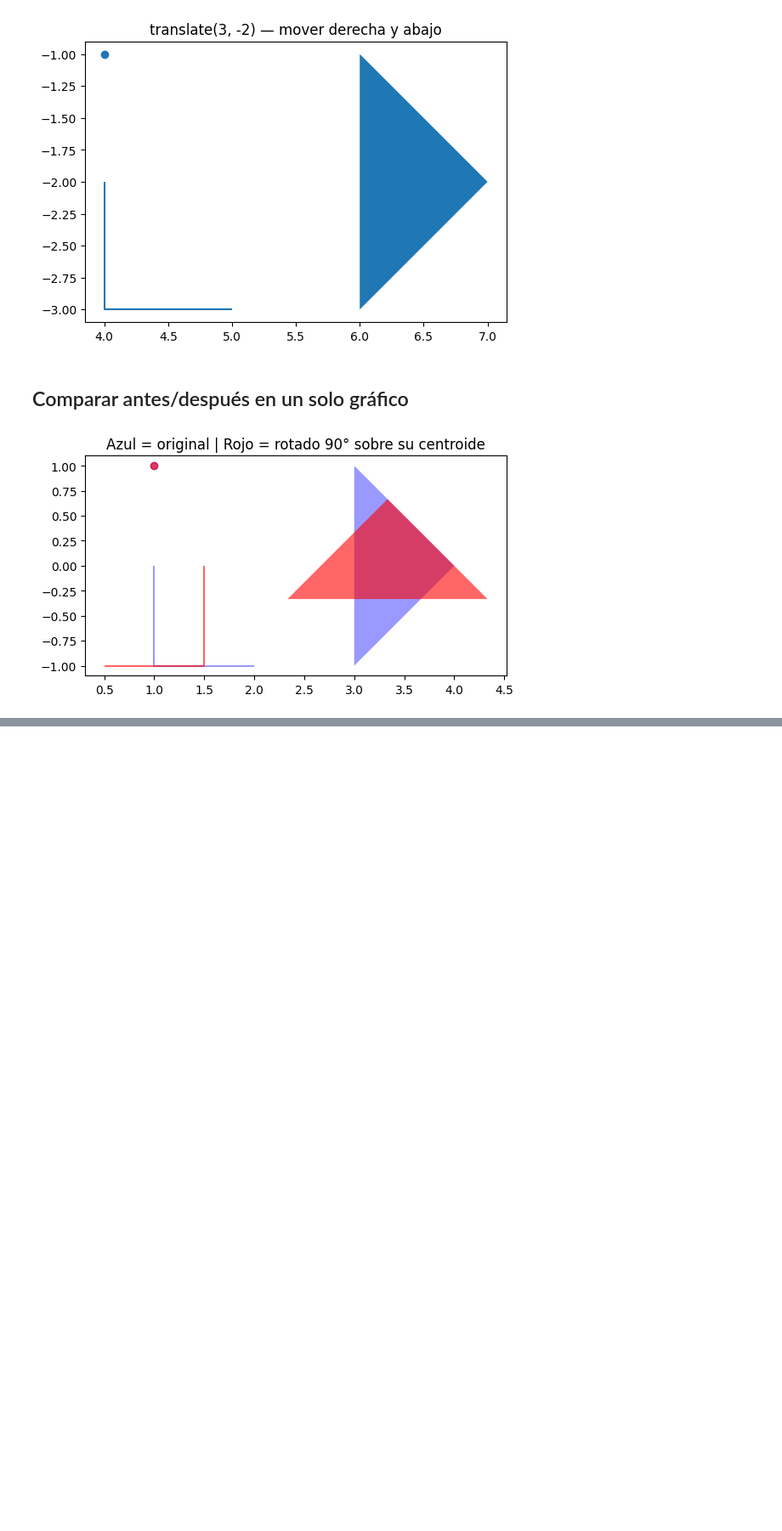
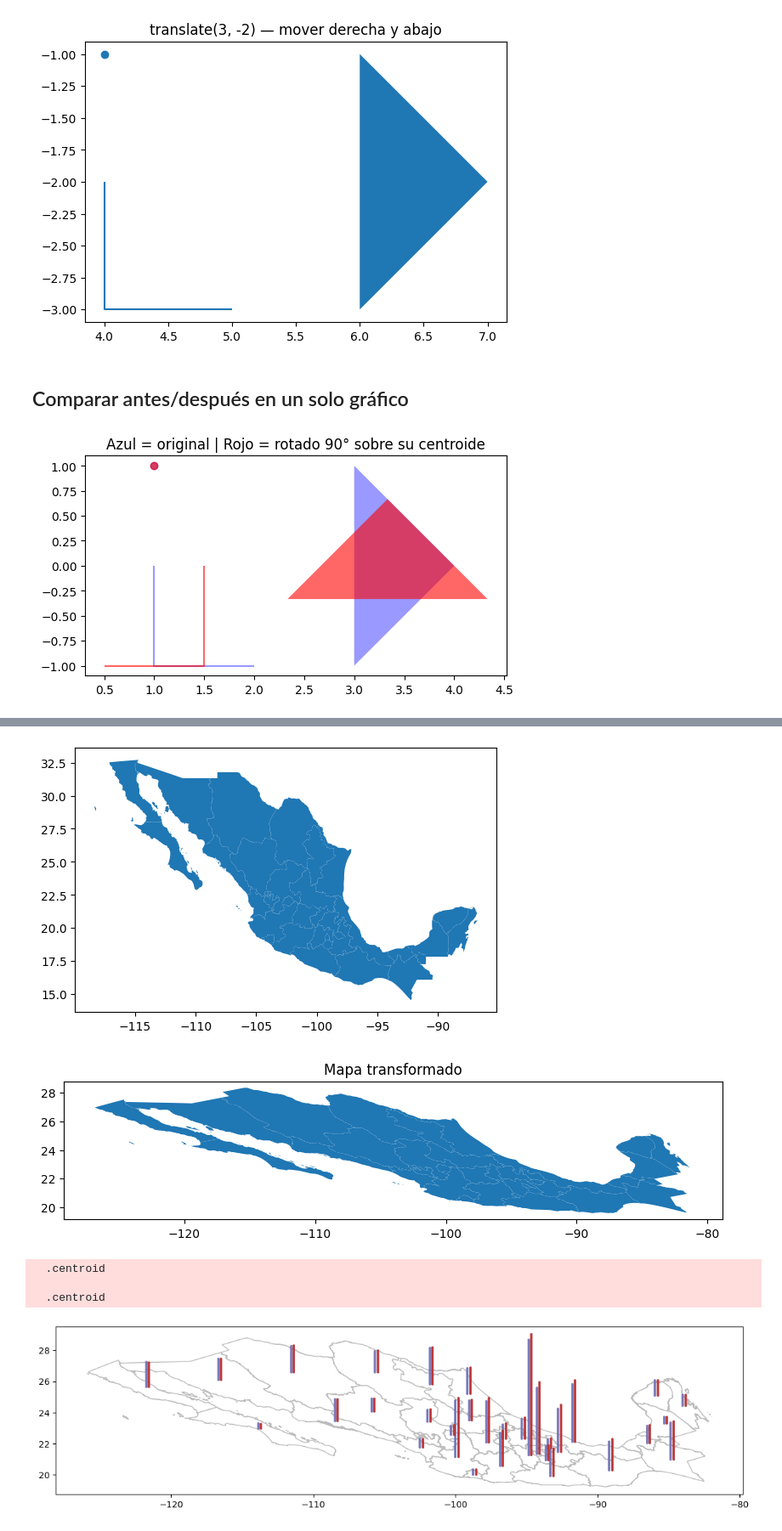
Before and after one commit to Diegorem/Diplomado-Data-Science, a Jupyter notebook: 9. Analisis de datos Geoespaciales/3. ManipGeo.ipynb, the cells around one changed output, grey strips where cells are left out. Shown at 85% size. Drawn from its saved outputs; the diff is of its cells as text; code cells hidden in the pictures; blank space fills up the shorter version.

Commit message:
Inicio 9.4

```diff
--- a/9. Analisis de datos Geoespaciales/3. ManipGeo.ipynb
+++ b/9. Analisis de datos Geoespaciales/3. ManipGeo.ipynb
@@ -172,0 +186,80 @@ plt.show()
+# %%
+import geopandas
+import matplotlib.pyplot as plt
+import numpy as np
+import pandas as pd
+
+mex = geopandas.read_file('2. Mapas/mexican-states.shp' )
+mex2 = mex.sort_values(by=['name'])
+mex2[['name','geometry']]
+columnas = ['Entidad', 'Total_2000', 'Hombres_2000', 'Mujeres_2000',
+            'Total_2005', 'Hombres_2005', 'Mujeres_2005',
+            'Total', 'Hombres', 'Mujeres']
+
+Poblacion = pd.read_csv(
+    '2. Mapas/Tabulado_INEGI_2010.csv',
+    encoding='utf-8-sig',   # quita el BOM invisible al inicio del archivo
+    skiprows=3,             # salta las 2 filas de encabezado + "Estados Unidos Mexicanos"
+    header=None,
+    names=columnas
+)
+
+mexgdf = mex.merge(Poblacion, left_on=['name'], right_on=['Entidad'])
+mexgdf[['name', 'Entidad', 'geometry', 'Total']]
+mex.plot()
+#Asignamos centroides
+x0=-102.57634952
+y0=23.9353719
+fig, ax = plt.subplots(1, 1, figsize=(10, 8))
+
+mex['geometry'].skew(
+    xs=-40,
+    ys=-10,
+    use_radians=False,
+    origin=(x0, y0)
+).rotate(
+    angle=20,
+    use_radians=False,
+    origin=(x0, y0)
+).plot(ax=ax)
+
+ax.set_title('Mapa transformado')
+plt.show()
+plt.show()
+mex_tr = (mex['geometry']
+    .skew(xs=-40,ys=0,use_radians=False,origin=(x0,y0))
+    .rotate(angle=15,use_radians=False,origin=(x0,y0)))
+x=(mex_tr
+  .centroid
+  .apply(lambda p:p.x)
+  .values)
+y=(mex_tr
+  .centroid
+  .apply(lambda p:p.y)
+  .values)
+fig,ax = plt.subplots(1,1,figsize=(14,14))
+#Graficamos el mapa
+mex_tr.plot(ax=ax,
+           color='#ffffff',
+           edgecolor='#bcbcbc',
+           zorder=1)
+#Graficamos numero de Hombres en cada estado (en millones)
+for i in range(32):
+  ax.plot([x,x],
+  [y,y+(mexgdf['Hombres'].values/1000000)],
+  color='#7777bb',
+  zorder=1)
+#Graficamos numero de Mujeres en cada estado (en millones)
+for i in range(32):
+  ax.plot([x+0.2,x+0.2],
+  [y,y+(mexgdf['Mujeres'].values/1000000)],
+  color='#bb3333',
+  zorder=1)
+plt.show()
+# %% [output]
+[figure, added]
+[figure, added]
+  .centroid
+
+  .centroid
+[figure, added]
```
Also changed, not shown: parts of 1 cell of this notebook, 1 other file.
